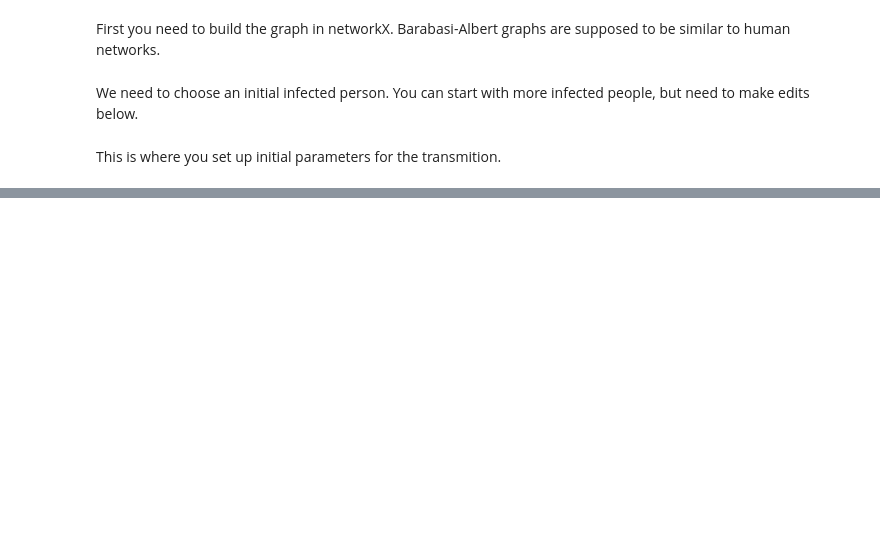
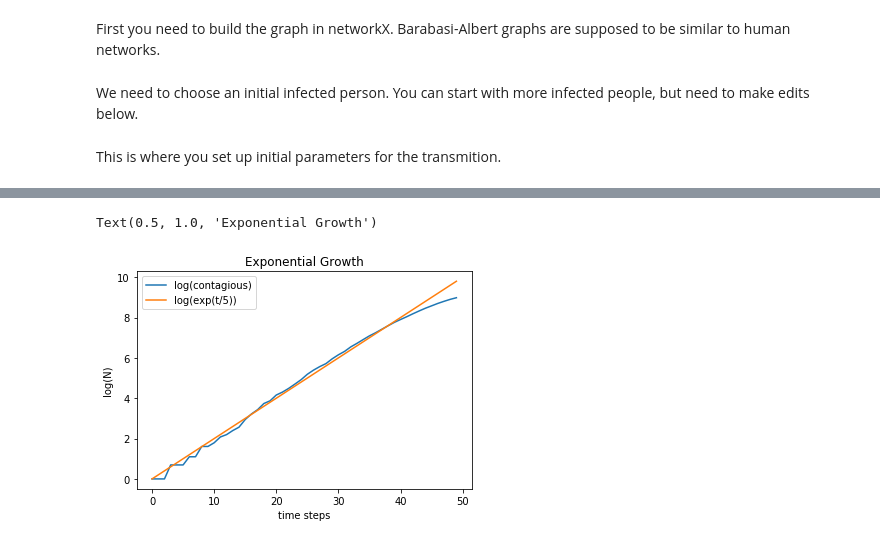
Before and after one commit to mkspillane/Infection, a Jupyter notebook: Infection.ipynb, the cells around one changed output, grey strips where cells are left out. Drawn from its saved outputs; the diff is of its cells as text; code cells hidden in the pictures; blank space fills up the shorter version.

```diff
--- a/Infection.ipynb
+++ b/Infection.ipynb
@@ -103,0 +163,11 @@ plt.plot(cured)
+# %%
+plt.plot(np.log(cont[:50]), label = 'log(contagious)')
+plt.plot(np.log(np.exp(np.arange(50)*.2)), label = 'log(exp(t/5))')
+
+plt.legend()
+plt.xlabel('time steps')
+plt.ylabel('log(N)')
+plt.title('Exponential Growth')
+# %% [output]
+Text(0.5, 1.0, 'Exponential Growth')
+[figure, added]
```
Also changed, not shown: parts of 12 cells of this notebook, 5 other files.
